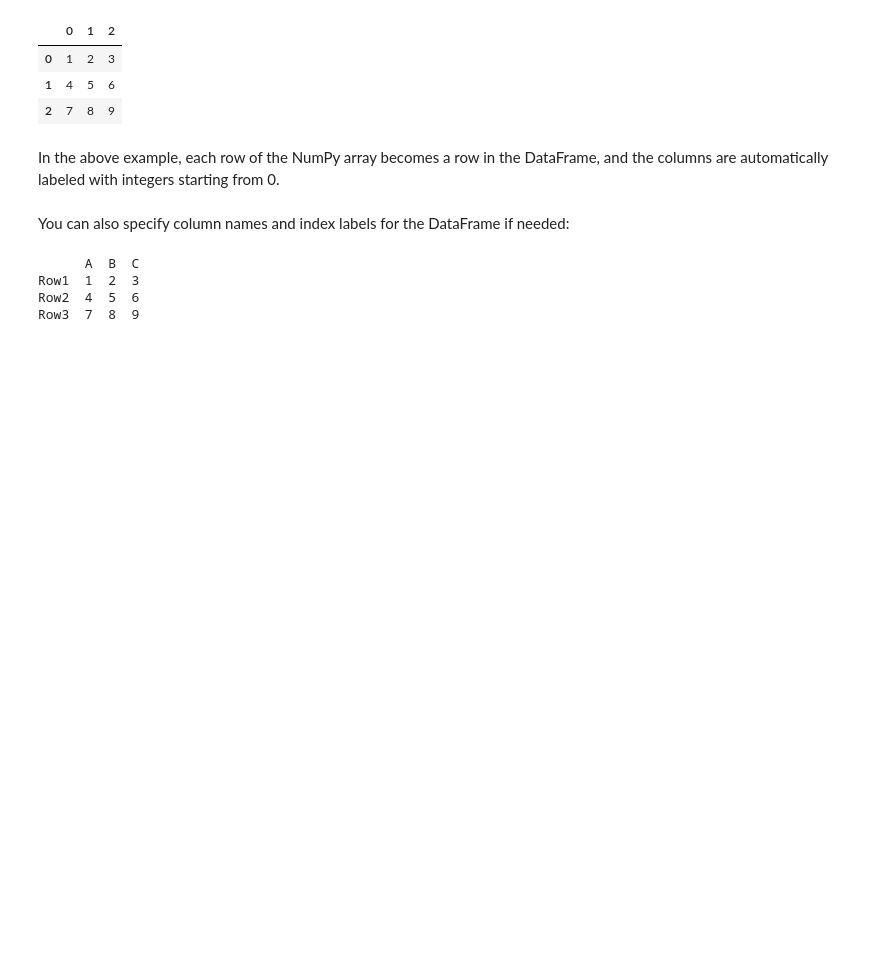
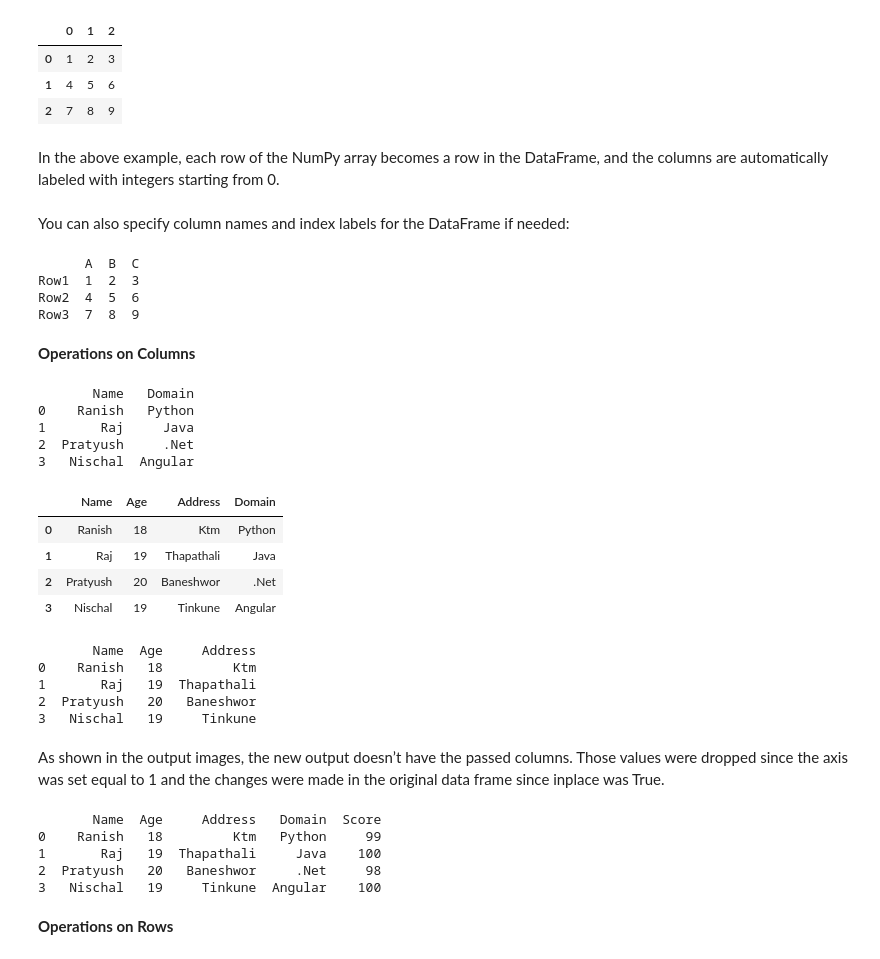
Before and after one commit to PrashantSBasnet/L3_Sem2, a Jupyter notebook: Week8/Intro_to_Panda.ipynb, the cells around one changed output. Cells and saved outputs as stored; diff of their text form; code cells hidden in the pictures; blank space fills up the shorter version.

Commit message:
operations on rows and columns

```diff
--- a/Week8/Intro_to_Panda.ipynb
+++ b/Week8/Intro_to_Panda.ipynb
@@ -145,3 +145,80 @@ print(df)
 Row1  1  2  3
 Row2  4  5  6
 Row3  7  8  9
+# %% [markdown]
+**Operations on Columns**
+# %%
+#Column Selection
+
+# Define a dictionary containing employee data
+data = {'Name':['Ranish', 'Raj', 'Pratyush', 'Nischal'],
+        'Age':[18, 19, 20, 19],
+        'Address':['Ktm', 'Thapathali', 'Baneshwor', 'Tinkune'],
+        'Domain':['Python', 'Java', '.Net', 'Angular']}
+
+# Convert the dictionary into DataFrame
+df = pd.DataFrame(data)
+
+# select two columns
+print(df[['Name', 'Domain']])
+# %% [output]
+       Name   Domain
+0    Ranish   Python
+1       Raj     Java
+2  Pratyush     .Net
+3   Nischal  Angular
+# %%
+# Define a dictionary containing employee data
+data = {'Name':['Ranish', 'Raj', 'Pratyush', 'Nischal'],
+        'Age':[18, 19, 20, 19],
+        'Address':['Ktm', 'Thapathali', 'Baneshwor', 'Tinkune'],
+        'Domain':['Python', 'Java', '.Net', 'Angular']}
+
+# Convert the dictionary into DataFrame
+df = pd.DataFrame(data)
+df
+# %% [output]
+|  | Name | Age | Address | Domain |
+| 0 | Ranish | 18 | Ktm | Python |
+| 1 | Raj | 19 | Thapathali | Java |
+| 2 | Pratyush | 20 | Baneshwor | .Net |
+| 3 | Nischal | 19 | Tinkune | Angular |
+# %%
+#Data after dropping
+df.drop(["Domain"], axis =1, inplace = True)
+print (df.head())
+# %% [output]
+       Name  Age     Address
+0    Ranish   18         Ktm
+1       Raj   19  Thapathali
+2  Pratyush   20   Baneshwor
+3   Nischal   19     Tinkune
+# %% [markdown]
+As shown in the output images, the new output doesn’t have the passed columns. Those values were dropped since the axis was set equal to 1 and the changes were made in the original data frame since inplace was True.
+# %%
+import pandas as pd
+
+# Create a dictionary with data
+data = {
+    'Name': ['Ranish', 'Raj', 'Pratyush', 'Nischal'],
+    'Age': [18, 19, 20, 19],
+    'Address': ['Ktm', 'Thapathali', 'Baneshwor', 'Tinkune'],
+    'Domain': ['Python', 'Java', '.Net', 'Angular']
+}
+
+# Convert the dictionary into DataFrame
+df = pd.DataFrame(data)
+
+# Using DataFrame.insert() to add a column
+df.insert(4, "Score", [99, 100, 98, 100])
+
+# Observe the result
+print(df)
+# %% [output]
+       Name  Age     Address   Domain  Score
+0    Ranish   18         Ktm   Python     99
+1       Raj   19  Thapathali     Java    100
+2  Pratyush   20   Baneshwor     .Net     98
+3   Nischal   19     Tinkune  Angular    100
+# %% [markdown]
+**Operations on Rows**
```
Also changed, not shown: parts of 9 cells of this notebook.
